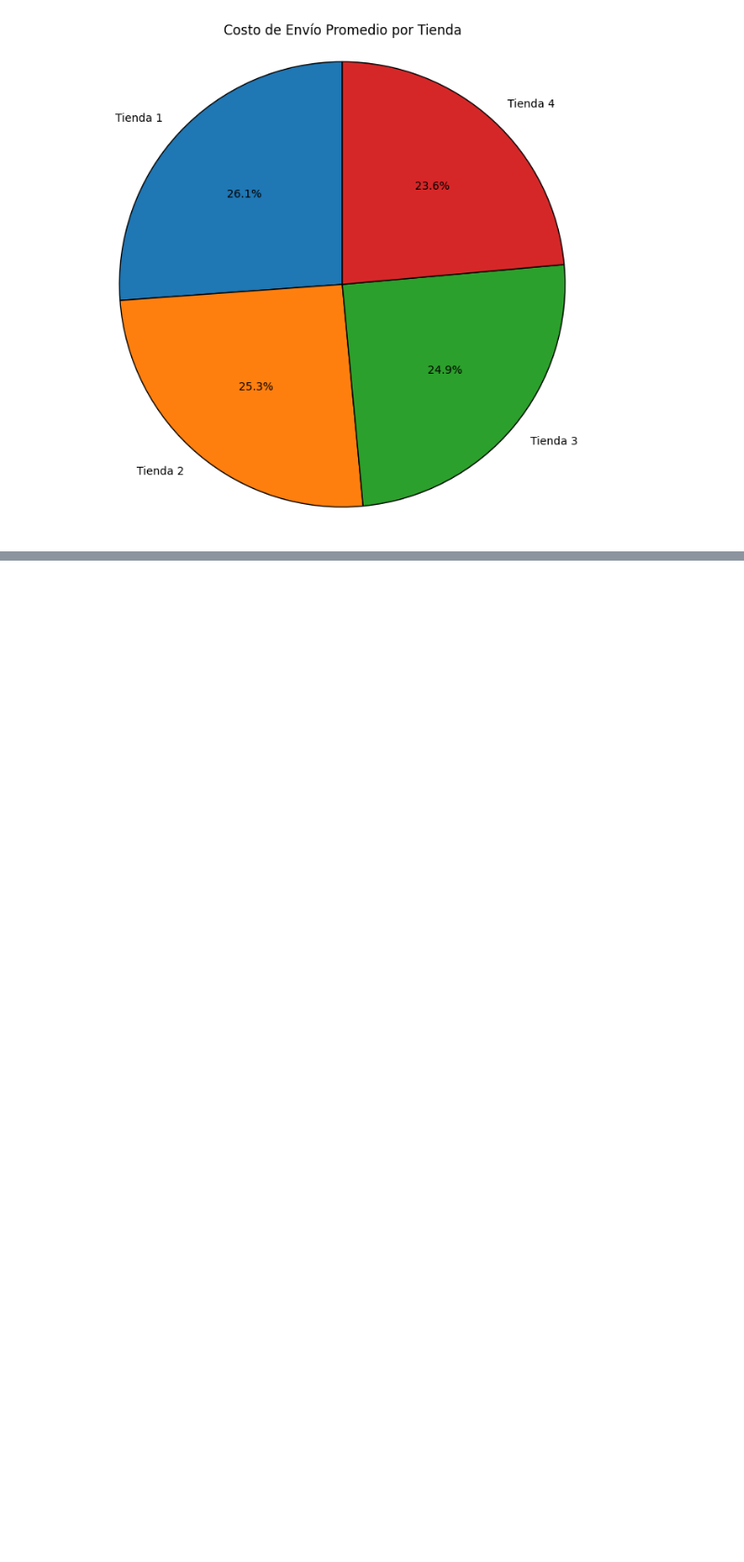
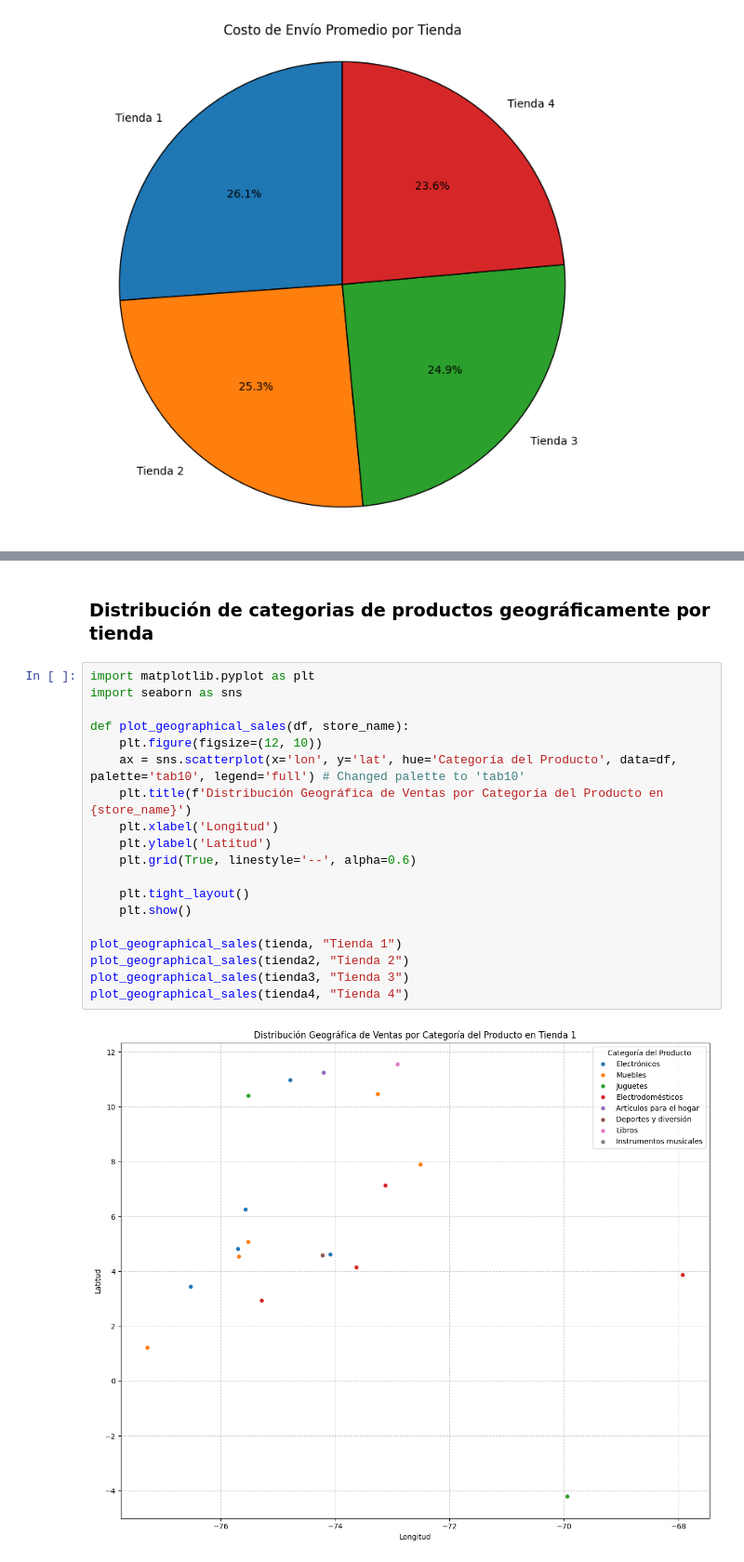
Before and after one commit to Gagusanz/ChallengePythonAluraG9, a Jupyter notebook: AluraStoreLatam.ipynb, the cells around one changed output, grey strips where cells are left out. Shown at 93% size. Drawn from its saved outputs; the diff is of its cells as text; blank space fills up the shorter version.

```diff
--- a/AluraStoreLatam.ipynb
+++ b/AluraStoreLatam.ipynb
@@ -292,0 +402,23 @@ plt.show()
+# %% [markdown]
+### **Distribución de categorias de productos geográficamente por tienda**
+# %%
+import matplotlib.pyplot as plt
+import seaborn as sns
+
+def plot_geographical_sales(df, store_name):
+    plt.figure(figsize=(12, 10))
+    ax = sns.scatterplot(x='lon', y='lat', hue='Categoría del Producto', data=df, palette='tab10', legend='full') # Changed palette to 'tab10'
+    plt.title(f'Distribución Geográfica de Ventas por Categoría del Producto en {store_name}')
+    plt.xlabel('Longitud')
+    plt.ylabel('Latitud')
+    plt.grid(True, linestyle='--', alpha=0.6)
+
+    plt.tight_layout()
+    plt.show()
+
+plot_geographical_sales(tienda, "Tienda 1")
+plot_geographical_sales(tienda2, "Tienda 2")
+plot_geographical_sales(tienda3, "Tienda 3")
+plot_geographical_sales(tienda4, "Tienda 4")
+# %% [output]
+[figure, added]
```
Also changed, not shown: parts of 19 cells of this notebook.
